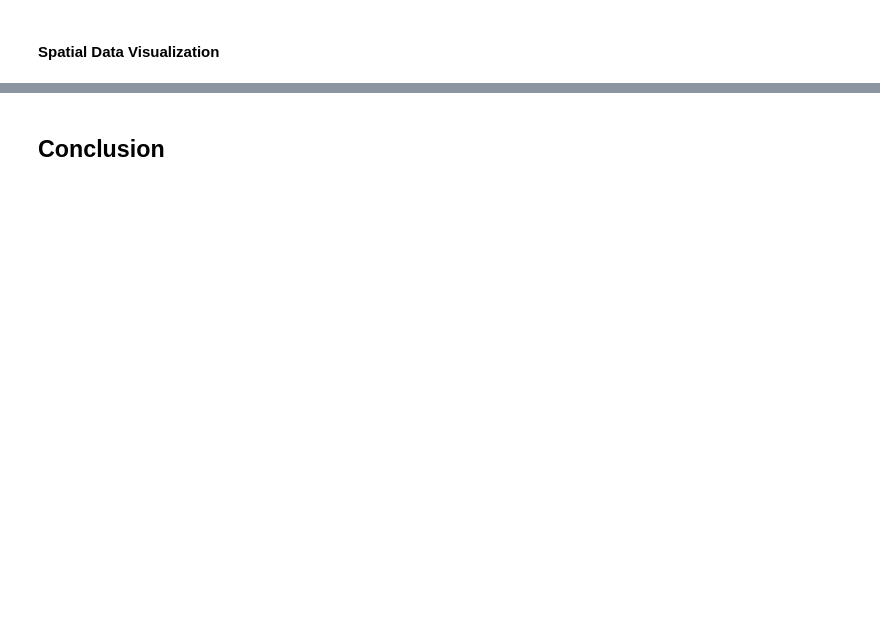
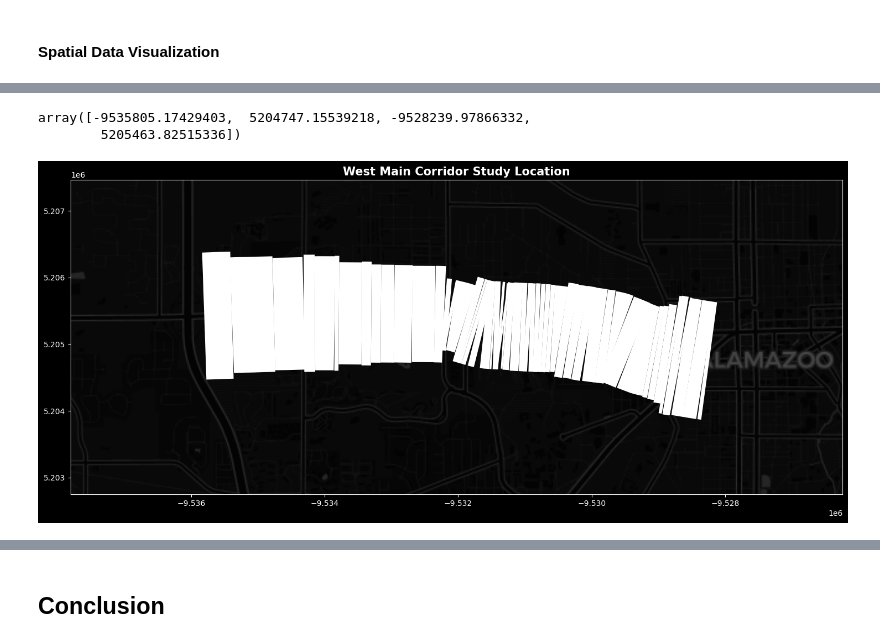
Before and after one commit to eKerney/data-notebooks, a Jupyter notebook: kzoo_streetlight/final_data_workflow.ipynb, the cells around one changed output, grey strips where cells are left out. Drawn from its saved outputs; the diff is of its cells as text; code cells hidden in the pictures; blank space fills up the shorter version.

```diff
--- a/kzoo_streetlight/final_data_workflow.ipynb
+++ b/kzoo_streetlight/final_data_workflow.ipynb
@@ -231,0 +446,3 @@ from geodata_py_utils import GeoData, InputTypes
+# %%
+geo_data_join = GeoData(new_gj, InputTypes.DATA_FEATURES)
+geo_data_join.geojson['features'][0]
@@ -231,0 +466,45 @@ from geodata_py_utils import GeoData, InputTypes
+# %%
+join_gdf = geo_data_join.gdf
+join_gdf.set_crs(epsg=4326, inplace=True)
+join_gdf.to_crs(epsg=3857, inplace=True)
+join_gdf.crs
+b2 = join_gdf.total_bounds #map cooridinate bounds
+b2
+# %% [output]
+array([-9535805.17429403,  5204747.15539218, -9528239.97866332,
+        5205463.82515336])
+# %%
+plt.style.use('dark_background')
+ax = join_gdf.plot(figsize=(18, 10), color='#fc03d3', alpha=0.6, linewidth=10) #only 1 feature needed after union
+# ax.set_xlim(left=-9536805, right=-9525239);
+# ax.set_ylim(bottom=5201747, top=5209100);
+x = 5000
+ax.set_xlim(left=b2[0]-x, right=b2[2]+x);
+ax.set_ylim(bottom=b2[1]-4000, top=b2[3]+4000);
+ax.set_axis_off()
+ax.set_title('West Main Corridor Study Location', fontsize=15, fontweight='bold')
+cx.add_basemap(ax, source=cx.providers.CartoDB.DarkMatter, attribution=False, zoom=12)
+# %%
+import matplotlib.cm as cm
+import matplotlib.colors as colors
+import matplotlib.pyplot as plt
+
+# ax = join_gdf.plot(figsize=(18, 10), color='#fc03d3', alpha=0.6, linewidth=10) #only 1 feature needed after union
+fig, ax = plt.subplots(figsize=(18,10))
+# Normalize attribute values to fit color map
+norm = colors.Normalize(vmin=join_gdf['Avg Daily Seg Traffic '].min(), vmax=join_gdf['Avg Daily Seg Traffic '].max())
+cmap = cm.get_cmap("viridis")
+
+for _, row in join_gdf.iterrows():
+    linewidth = row['Avg Daily Seg Traffic '] / 100  # Scale line width by speed
+    # color = row["color"]          # Use color attribute
+    gpd.GeoSeries(row.geometry).plot(ax=ax, linewidth=linewidth)#, color=color)
+
+x = 2000
+ax.set_xlim(left=b2[0]-x, right=b2[2]+x);
+ax.set_ylim(bottom=b2[1]-x, top=b2[3]+x);
+ax.set_title('West Main Corridor Study Location', fontsize=15, fontweight='bold')
+# ax.set_axis_off()
+cx.add_basemap(ax, source=cx.providers.CartoDB.DarkMatter, attribution=False, zoom=13)
+# %% [output]
+[figure, added]
```
Also changed, not shown: parts of 30 cells of this notebook, 2 other files.
